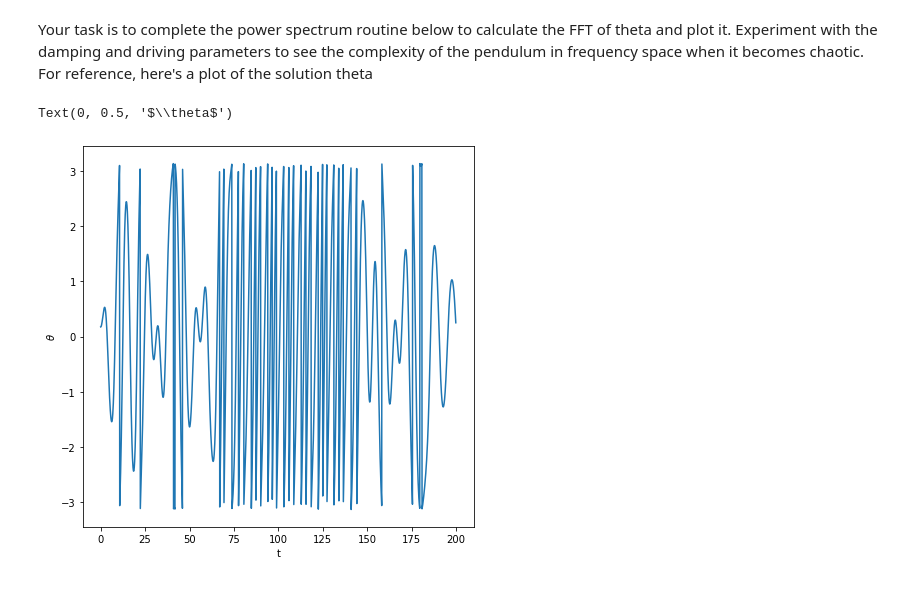
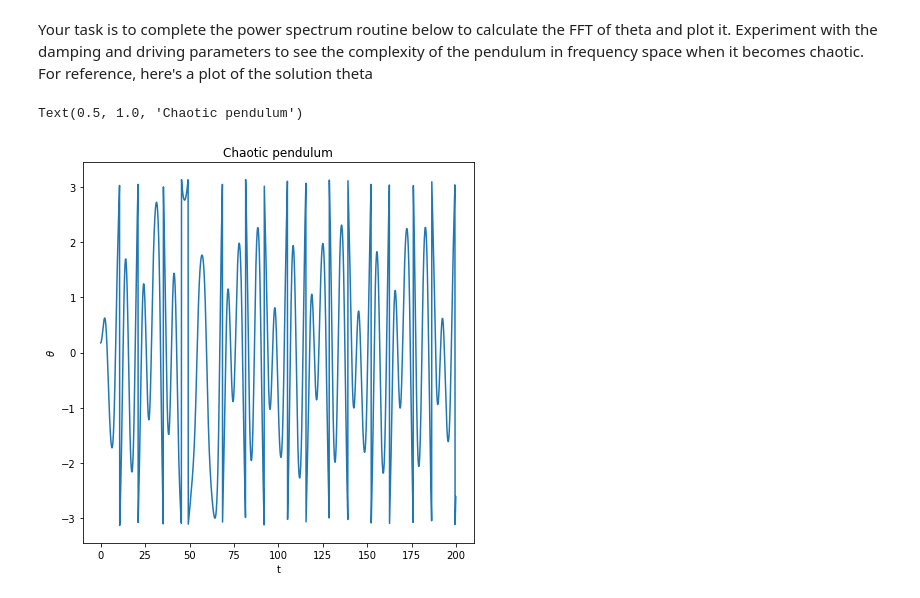
Before and after one commit to ludovicobizzarri/scientificcomputing_bicocca_2024, a Jupyter notebook: working/Exercises Lesson 4/Exercises Lesson 4.ipynb, the cells around one changed output. Saved outputs shown, nothing was run; the diff lists cells and outputs as text; code cells hidden in the pictures.

```diff
--- a/working/Exercises Lesson 4/Exercises Lesson 4.ipynb
+++ b/working/Exercises Lesson 4/Exercises Lesson 4.ipynb
@@ -98,18 +98,27 @@ def int_pendulum(theta0, q, omega_d, b, tend, dt):
 # %% [markdown]
 The call below will give an undamped pendulum. For a small amplitude, since we have $L=g$ in our pendulum, the period is simply $T=2\pi$, and the frequency is $\nu_k=1/2\pi$. We plot things in terms of the angular frequency $\omega_k = 2\pi\nu_k$, so all the power will be at $\omega_k=1$.
 # %%
-t,y = int_pendulum(np.radians(10),0.0,0.6666,0.5,200.0,0.1)
+# params:
+theta0 = np.radians(10)  # Initial angle
+q = 0.1  # Damping
+omega_d = 0.6666  # Driving frequency
+b = 0.6  # Driving amplitude
+tend = 200.0  # Simulation time
+dt = 0.1  # Time step
+# %%
+t, y = int_pendulum(theta0, q, omega_d, b, tend, dt)
 # %% [markdown]
 Your task is to complete the power spectrum routine below to calculate the FFT of theta and plot it. Experiment with the damping and driving parameters to see the complexity of the pendulum in frequency space when it becomes chaotic. For reference, here's a plot of the solution theta
 # %%
 fig = plt.figure(figsize=(7,7))
 
 plt.plot(t, restrict_theta(y[0,:]))
 plt.xlabel("t")
 plt.ylabel(r"$\theta$")
+plt.title('Chaotic pendulum')
 # %% [output]
-Text(0, 0.5, '$\\theta$')
+Text(0.5, 1.0, 'Chaotic pendulum')
-[figure, old version]
+[figure, new version]
 # %%
 def power_spectrum(t,theta0):
     """ return the power spectrum of theta.  For the frequency
```
Also changed, not shown: parts of 6 cells of this notebook.
